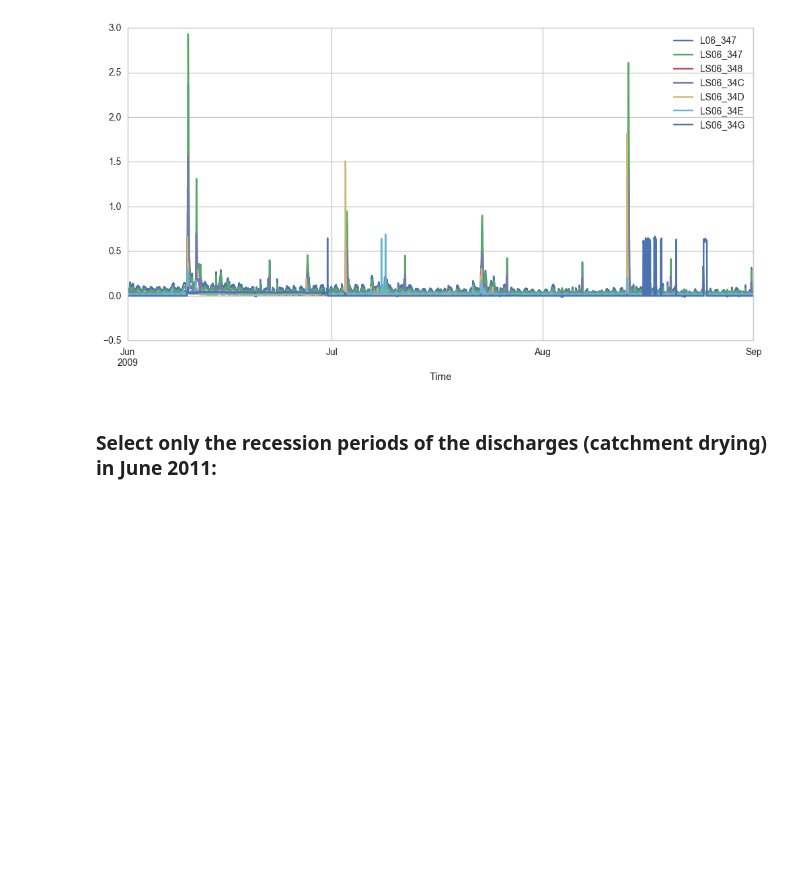
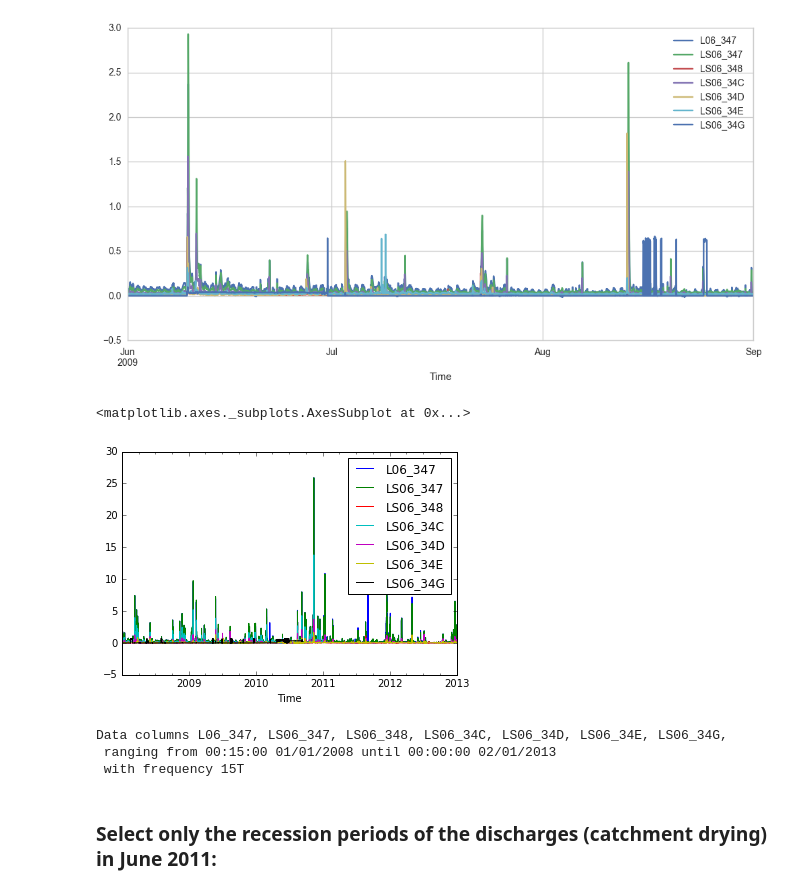
Before and after one commit to stijnvanhoey/hydropy, a Jupyter notebook: hydropy_tutorial.ipynb, the cells around one changed output. Saved outputs shown, nothing was run; the diff lists cells and outputs as text; code cells hidden in the pictures; blank space fills up the shorter version.

```diff
--- a/hydropy_tutorial.ipynb
+++ b/hydropy_tutorial.ipynb
@@ -72,6 +76,17 @@ myflowserie.get_year('2009').get_season('summer').plot(figsize=(12,6))
 # %% [output]
 <matplotlib.axes._subplots.AxesSubplot at 0x...>
 [figure]
+# %%
+myflowserie.plot()
+# %% [output]
+<matplotlib.axes._subplots.AxesSubplot at 0x...>
+[figure, added]
+# %%
+myflowserie
+# %% [output]
+Data columns L06_347, LS06_347, LS06_348, LS06_34C, LS06_34D, LS06_34E, LS06_34G,
+ ranging from 00:15:00 01/01/2008 until 00:00:00 02/01/2013
+ with frequency 15T
 # %% [markdown]
 ### Select only the recession periods of the discharges (catchment drying) in June 2011:
 # %%
```
Also changed, not shown: parts of 2 cells of this notebook, 4 other files.
